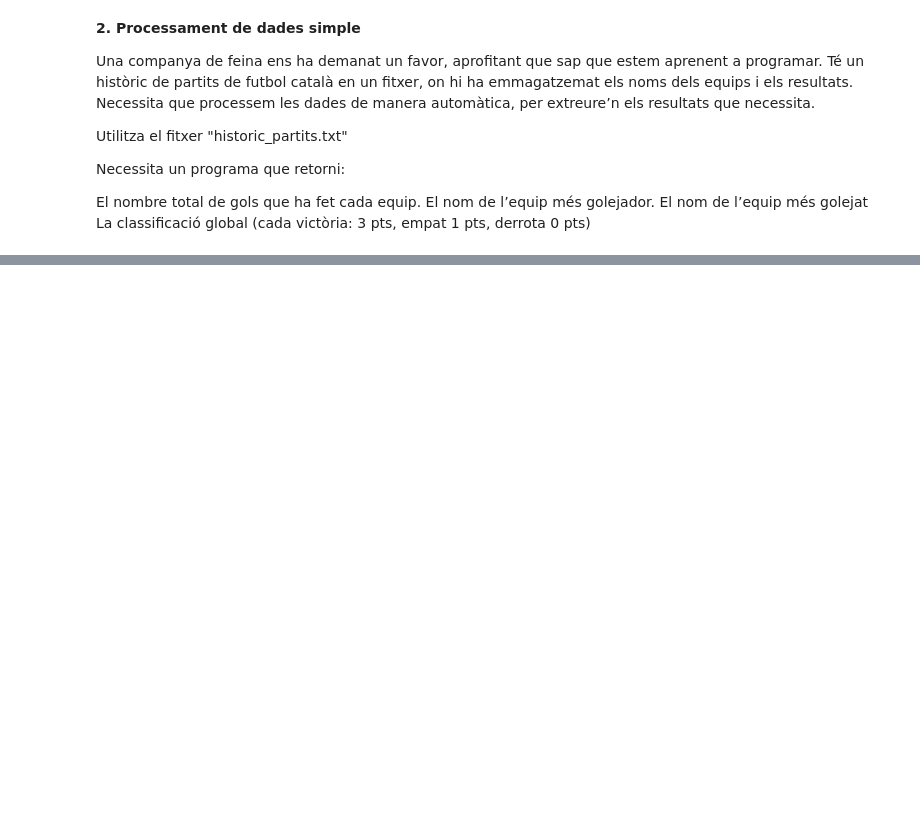
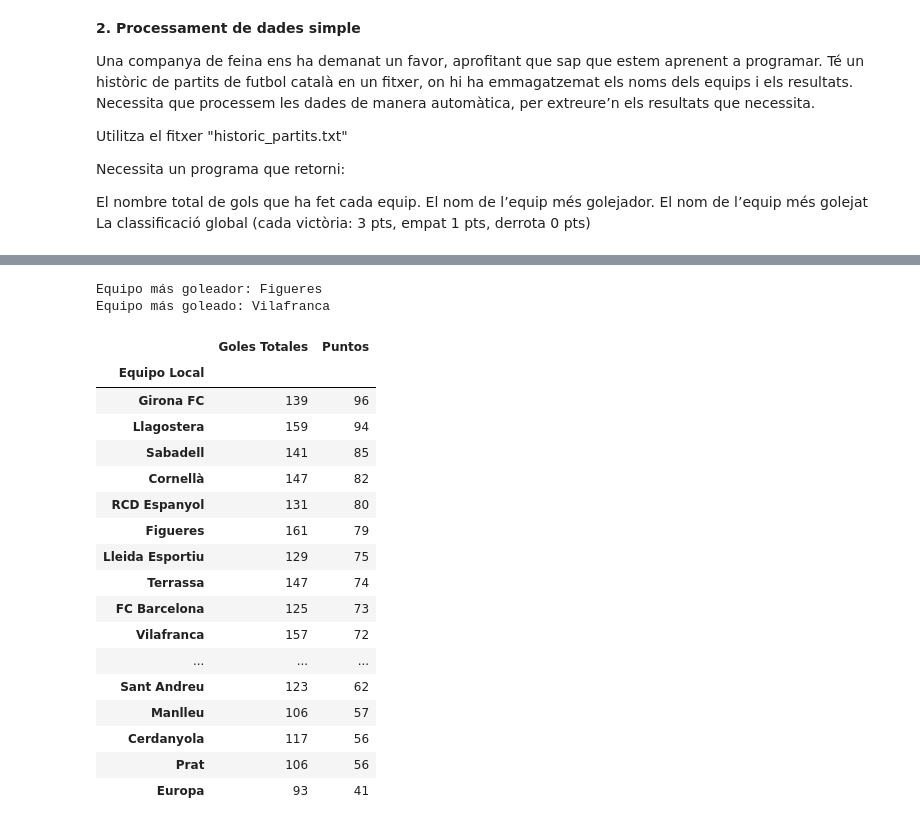
Before and after one commit to LauraSoAl/data_analytics, a Jupyter notebook: PYTHON/sprint9/Sprint9_Laura_Soto.ipynb, the cells around one changed output, grey strips where cells are left out. Saved outputs shown, nothing was run; the diff lists cells and outputs as text; code cells hidden in the pictures; blank space fills up the shorter version.

```diff
--- a/PYTHON/sprint9/Sprint9_Laura_Soto.ipynb
+++ b/PYTHON/sprint9/Sprint9_Laura_Soto.ipynb
@@ -475,0 +497,79 @@ clasificacion
+# %%
+#Importamos la librería pandas
+import pandas as pd
+
+def cargar_archivo(archivo_importado, columnas_nuevas):
+    return pd.read_csv(archivo_importado, sep="\t", header=None, names=columnas_nuevas)
+
+def separar_goles(df):
+    """Sepero los números de la columna resultados y convierto en enteros"""
+    df[["Goles Local", "Goles Visitante"]] = df["Resultado"].str.split("-", expand=True).astype(int)
+    return df
+
+def calculo_estadisticas(df):
+    # Goles a favor / en contra
+    goles_a_favor = (df.groupby("Equipo Local")["Goles Local"].sum().add(df.groupby("Equipo Visitante")["Goles Visitante"].sum(),           fill_value=0))
+
+    goles_en_contra = (df.groupby("Equipo Local")["Goles Visitante"].sum().add(df.groupby("Equipo Visitante")["Goles Local"].sum(), fill_value=0))
+
+    # Resultados del partido
+    df["Local_ganados"], df["Visitante_ganados"], df["Empate"] = df["Goles Local"]>df["Goles Visitante"], df["Goles Visitante"]>df["Goles Local"], df["Goles Local"]==df["Goles Visitante"]
+
+    # Ganados / Empatados
+    partidos_ganados = (df.groupby("Equipo Local")["Local_ganados"].sum().add(df.groupby("Equipo Visitante")["Visitante_ganados"].sum(), fill_value=0))
+
+    partidos_empatados = (df.groupby("Equipo Local")["Empate"].sum().add(df.groupby("Equipo Visitante")["Empate"].sum(), fill_value=0))
+
+
+    # Clasificación general
+    clasificacion = pd.DataFrame({
+        "Goles Totales": goles_a_favor,
+        "Puntos": partidos_ganados*3 + partidos_empatados
+    }).sort_values("Puntos", ascending=False)
+
+     # Equipo más goleador y más goleado
+    equipo_mas_goleador = goles_a_favor.idxmax()  # Devuelve el equipo con más goles
+    equipo_mas_goleado = goles_en_contra.idxmax()  # Devuelve el equipo con más goles en contra
+
+    return clasificacion, equipo_mas_goleador, equipo_mas_goleado
+
+
+def main_tabla_final():
+    columnas = ["Equipo Local", "Resultado", "Equipo Visitante"]
+
+    archivo_importado = (r'C:\Users\rubit\Desktop\Formaciones\IT ACADEMY\Nivel II\PYTHON\Sprint9\BBDD\historic partits.txt')
+
+    df = cargar_archivo(archivo_importado, columnas)
+    df = separar_goles(df)
+
+    clasificacion, equipo_mas_goleador, equipo_mas_goleado = calculo_estadisticas(df)
+
+    print("Equipo más goleador:", equipo_mas_goleador)
+    print("Equipo más goleado:", equipo_mas_goleado)
+
+    return clasificacion
+
+tabla =  main_tabla_final()
+
+tabla
+# %% [output]
+Equipo más goleador: Figueres
+Equipo más goleado: Vilafranca
+|  | Goles Totales | Puntos |
+| Equipo Local |  |  |
+| Girona FC | 139 | 96 |
+| Llagostera | 159 | 94 |
+| Sabadell | 141 | 85 |
+| Cornellà | 147 | 82 |
+| RCD Espanyol | 131 | 80 |
+| Figueres | 161 | 79 |
+| Lleida Esportiu | 129 | 75 |
+| Terrassa | 147 | 74 |
+| FC Barcelona | 125 | 73 |
+| Vilafranca | 157 | 72 |
+| ... | ... | ... |
+| Sant Andreu | 123 | 62 |
+| Manlleu | 106 | 57 |
+| Cerdanyola | 117 | 56 |
+| Prat | 106 | 56 |
+| Europa | 93 | 41 |
```
Also changed, not shown: parts of 10 cells of this notebook.
